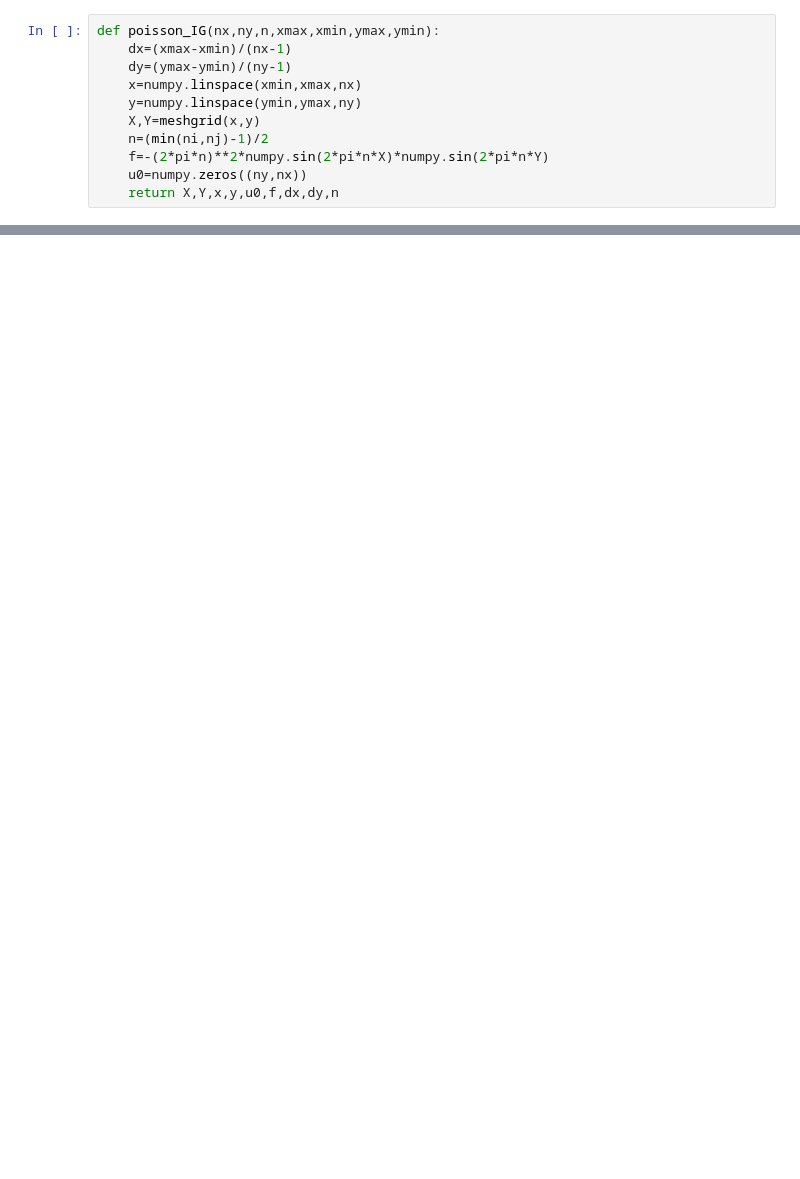
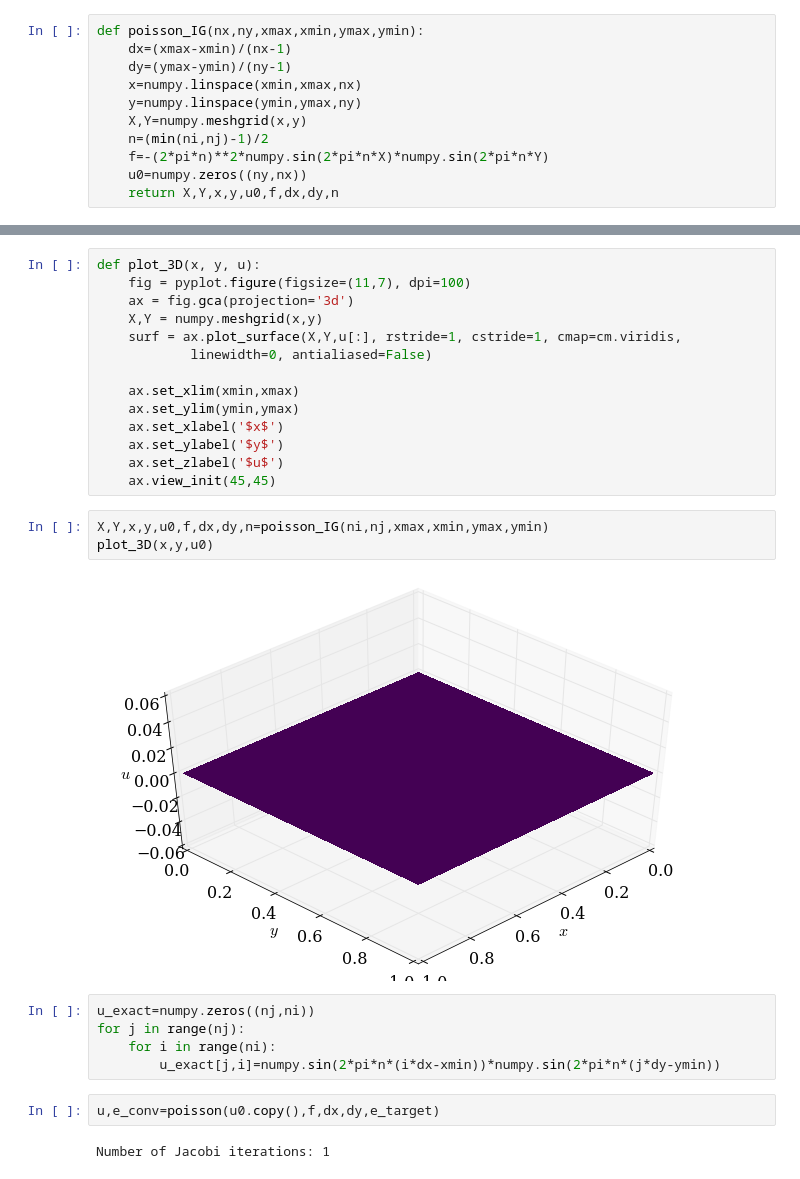
Before and after one commit to yujiasheng912/MAE6225, a Jupyter notebook: poisson2d_1.ipynb, the cells around one changed output, grey strips where cells are left out. Cells and saved outputs as stored; diff of their text form; blank space fills up the shorter version.

```diff
--- a/poisson2d_1.ipynb
+++ b/poisson2d_1.ipynb
@@ -18,10 +19,10 @@ e_target=2e-7
 # %%
-def poisson_IG(nx,ny,n,xmax,xmin,ymax,ymin):
+def poisson_IG(nx,ny,xmax,xmin,ymax,ymin):
     dx=(xmax-xmin)/(nx-1)
     dy=(ymax-ymin)/(ny-1)
     x=numpy.linspace(xmin,xmax,nx)
     y=numpy.linspace(ymin,ymax,ny)
-    X,Y=meshgrid(x,y)
+    X,Y=numpy.meshgrid(x,y)
     n=(min(ni,nj)-1)/2
     f=-(2*pi*n)**2*numpy.sin(2*pi*n*X)*numpy.sin(2*pi*n*Y)
     u0=numpy.zeros((ny,nx))
@@ -44,0 +46,28 @@ def poisson(u,f,dx,dy,e_target):
+# %%
+def plot_3D(x, y, u):
+    fig = pyplot.figure(figsize=(11,7), dpi=100)
+    ax = fig.gca(projection='3d')
+    X,Y = numpy.meshgrid(x,y)
+    surf = ax.plot_surface(X,Y,u[:], rstride=1, cstride=1, cmap=cm.viridis,
+            linewidth=0, antialiased=False)
+
+    ax.set_xlim(xmin,xmax)
+    ax.set_ylim(ymin,ymax)
+    ax.set_xlabel('$x$')
+    ax.set_ylabel('$y$')
+    ax.set_zlabel('$u$')
+    ax.view_init(45,45)
+# %%
+X,Y,x,y,u0,f,dx,dy,n=poisson_IG(ni,nj,xmax,xmin,ymax,ymin)
+plot_3D(x,y,u0)
+# %% [output]
+[figure, added]
+# %%
+u_exact=numpy.zeros((nj,ni))
+for j in range(nj):
+    for i in range(ni):
+        u_exact[j,i]=numpy.sin(2*pi*n*(i*dx-xmin))*numpy.sin(2*pi*n*(j*dy-ymin))
+# %%
+u,e_conv=poisson(u0.copy(),f,dx,dy,e_target)
+# %% [output]
+Number of Jacobi iterations: 1
```
Also changed, not shown: parts of 3 cells of this notebook.
